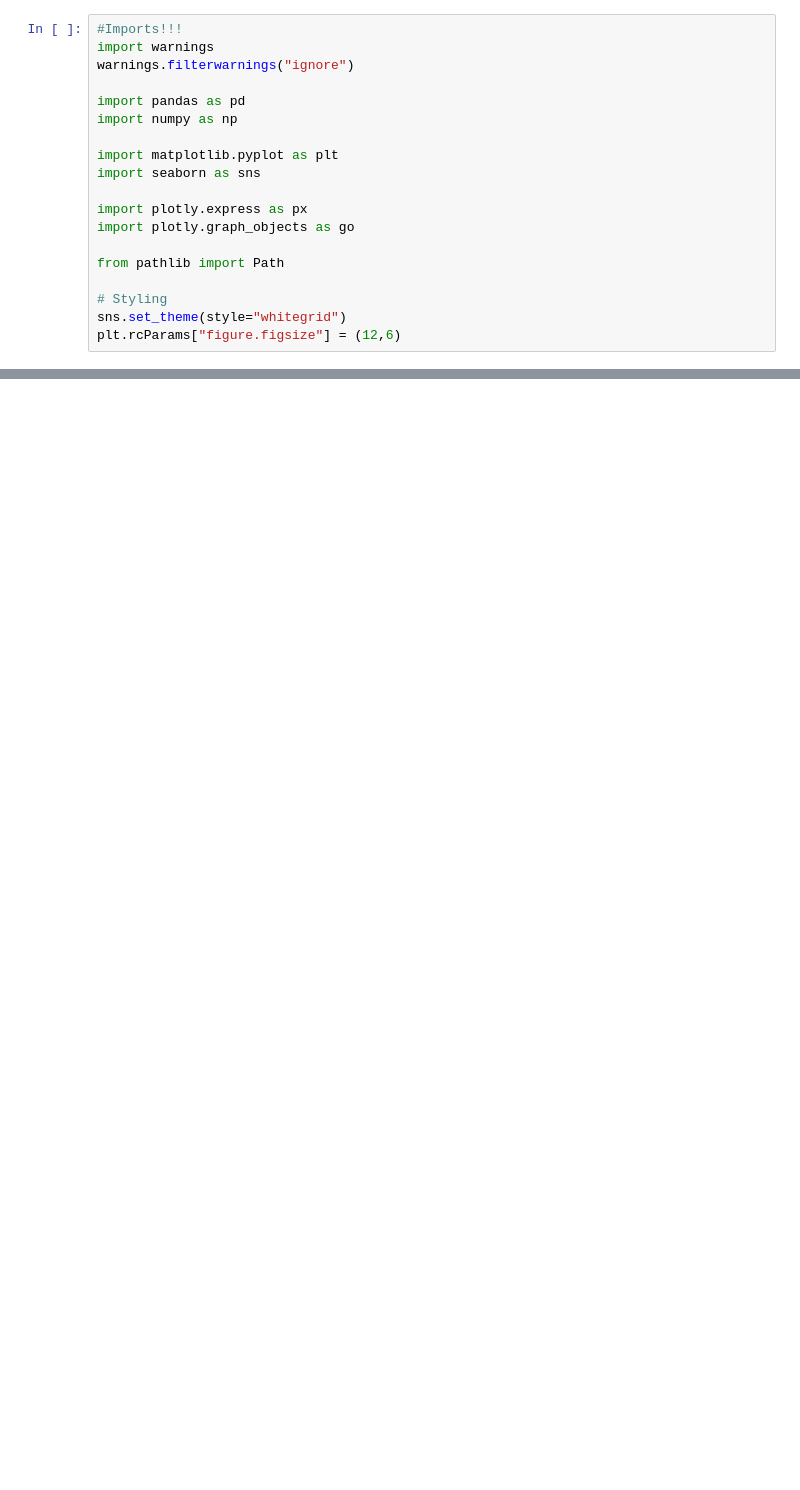
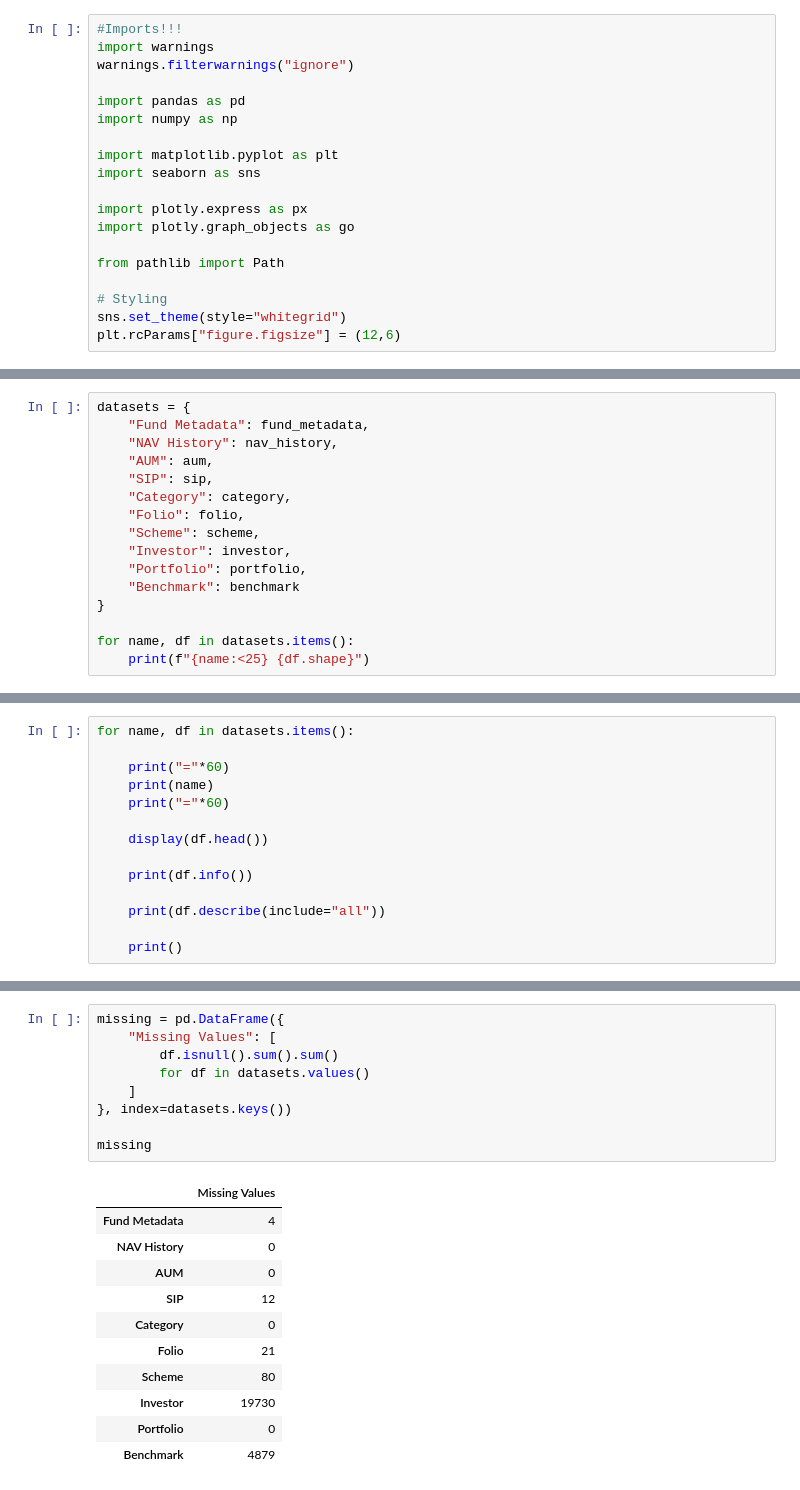
Before and after one commit to VANSHxGIT/CapstoneProject.Mutual_Fund_Analysis, a Jupyter notebook: notebooks/EDA_Analysis.ipynb, the cells around one changed output, grey strips where cells are left out. Cells and saved outputs as stored; diff of their text form; blank space fills up the shorter version.

```diff
--- a/notebooks/EDA_Analysis.ipynb
+++ b/notebooks/EDA_Analysis.ipynb
@@ -60,0 +52,16 @@ FileNotFoundError: [Errno 2] No such file or directory: 'Mutual Fund Analytics\\
+# %%
+datasets = {
+    "Fund Metadata": fund_metadata,
+    "NAV History": nav_history,
+    "AUM": aum,
+    "SIP": sip,
+    "Category": category,
+    "Folio": folio,
+    "Scheme": scheme,
+    "Investor": investor,
+    "Portfolio": portfolio,
+    "Benchmark": benchmark
+}
+
+for name, df in datasets.items():
+    print(f"{name:<25} {df.shape}")
@@ -60,0 +79,14 @@ FileNotFoundError: [Errno 2] No such file or directory: 'Mutual Fund Analytics\\
+# %%
+for name, df in datasets.items():
+
+    print("="*60)
+    print(name)
+    print("="*60)
+
+    display(df.head())
+
+    print(df.info())
+
+    print(df.describe(include="all"))
+
+    print()
@@ -60,0 +219,21 @@ FileNotFoundError: [Errno 2] No such file or directory: 'Mutual Fund Analytics\\
+# %%
+missing = pd.DataFrame({
+    "Missing Values": [
+        df.isnull().sum().sum()
+        for df in datasets.values()
+    ]
+}, index=datasets.keys())
+
+missing
+# %% [output]
+|  | Missing Values |
+| Fund Metadata | 4 |
+| NAV History | 0 |
+| AUM | 0 |
+| SIP | 12 |
+| Category | 0 |
+| Folio | 21 |
+| Scheme | 80 |
+| Investor | 19730 |
+| Portfolio | 0 |
+| Benchmark | 4879 |
```
Also changed, not shown: parts of 6 cells of this notebook.
